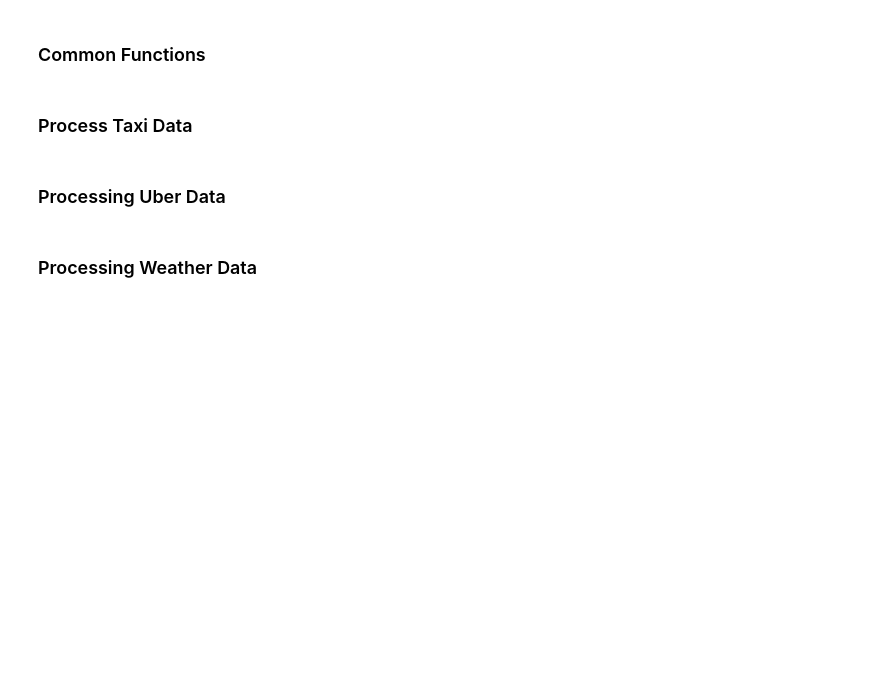
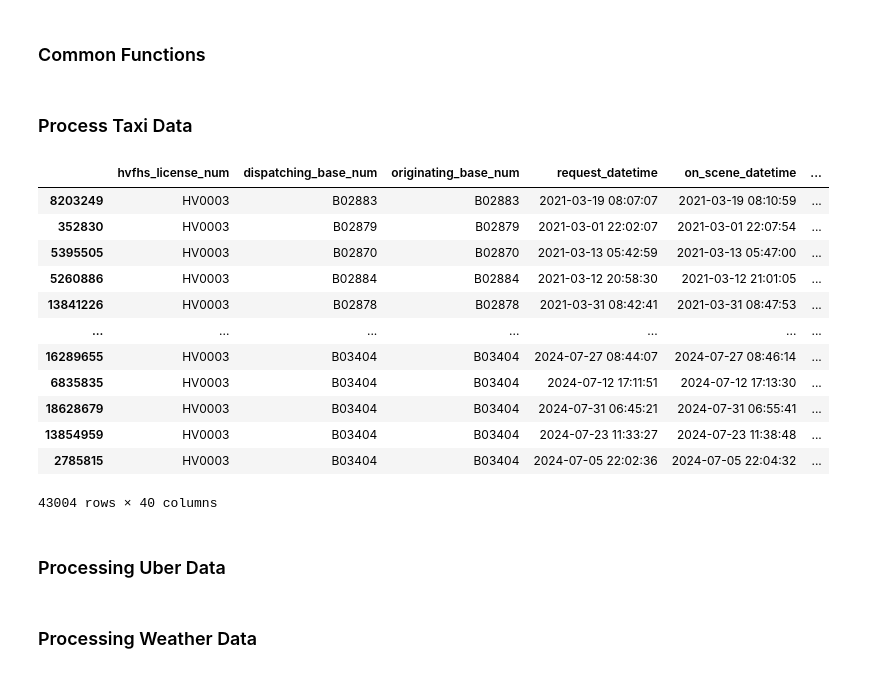
Before and after one commit to yhuang37-2034310/4501_Project, a Jupyter notebook: Project Scaffolding.ipynb, the cells around one changed output. Saved outputs shown, nothing was run; the diff lists cells and outputs as text; code cells hidden in the pictures; blank space fills up the shorter version.

```diff
--- a/Project Scaffolding.ipynb
+++ b/Project Scaffolding.ipynb
@@ -315,13 +300,13 @@ print(within_bounds_df.head())
 ### Calculate Sample Size
 # %%
 # default: 95% confidence interval, 5% margin of error, p of 0.5 (estimated) proportion of the population which has the attribute in question
-def cochran_sample_size(population_size, z_score, margin_of_error, p):
+def cochran_sample_size(population_size):
     z_score=1.96
     margin_of_error=0.05
     p=0.5
     sample_size = ((z_score**2)*p*(1-p)) / (margin_of_error**2)
     adjusted_sample_size = sample_size / (1 + ((sample_size-1)/population_size))
 
-    return adjusted_sample_size
+    return int(adjusted_sample_size)
 # %% [markdown]
 ### Common Functions
@@ -348,2 +313,5 @@ print(centroid_df.head())
+# %%
+#Grab all of the parquet files in the directory. glob.glob is used to identify/match the pattern, path.join retrieves all the paths
+all_parquet_files = glob.glob(os.path.join(PARQUET_FILES, "*.parquet"))
 # %% [markdown]
 ### Process Taxi Data
@@ -368,0 +332,34 @@ def get_and_clean_taxi_data(parquet_urls):
+# %%
+#Create samples of all parquet files according to cochran's sample size formula. Later, we concatenate all sample dfs into one df.
+sampled_dfs = []
+
+for file_path in all_parquet_files:
+    df = load_parquet_file(file_path) #Makes a df for every parquet file
+
+    if "fhvhv" in file_path: #Filters out non-uber rides from the hvfhs files before creating samples
+        df = df[df['hvfhs_license_num'] == 'HV0003']
+
+    population_size = len(df)
+    sample_size = cochran_sample_size(population_size)
+    sampled_df = df.sample(n=sample_size, random_state=42)
+    base_name = os.path.basename(file_path)
+    sampled_dfs.append(sampled_df)
+
+    # create one gigantic dataframe with data from every month needed
+taxi_data = pd.concat(sampled_dfs)
+# %%
+taxi_data
+# %% [output]
+|  | hvfhs_license_num | dispatching_base_num | originating_base_num | request_datetime | on_scene_datetime | ... |
+| 8203249 | HV0003 | B02883 | B02883 | 2021-03-19 08:07:07 | 2021-03-19 08:10:59 | ... |
+| 352830 | HV0003 | B02879 | B02879 | 2021-03-01 22:02:07 | 2021-03-01 22:07:54 | ... |
+| 5395505 | HV0003 | B02870 | B02870 | 2021-03-13 05:42:59 | 2021-03-13 05:47:00 | ... |
+| 5260886 | HV0003 | B02884 | B02884 | 2021-03-12 20:58:30 | 2021-03-12 21:01:05 | ... |
+| 13841226 | HV0003 | B02878 | B02878 | 2021-03-31 08:42:41 | 2021-03-31 08:47:53 | ... |
+| ... | ... | ... | ... | ... | ... | ... |
+| 16289655 | HV0003 | B03404 | B03404 | 2024-07-27 08:44:07 | 2024-07-27 08:46:14 | ... |
+| 6835835 | HV0003 | B03404 | B03404 | 2024-07-12 17:11:51 | 2024-07-12 17:13:30 | ... |
+| 18628679 | HV0003 | B03404 | B03404 | 2024-07-31 06:45:21 | 2024-07-31 06:55:41 | ... |
+| 13854959 | HV0003 | B03404 | B03404 | 2024-07-23 11:33:27 | 2024-07-23 11:38:48 | ... |
+| 2785815 | HV0003 | B03404 | B03404 | 2024-07-05 22:02:36 | 2024-07-05 22:04:32 | ... |
+43004 rows × 40 columns
```
Also changed, not shown: parts of 11 cells of this notebook.
